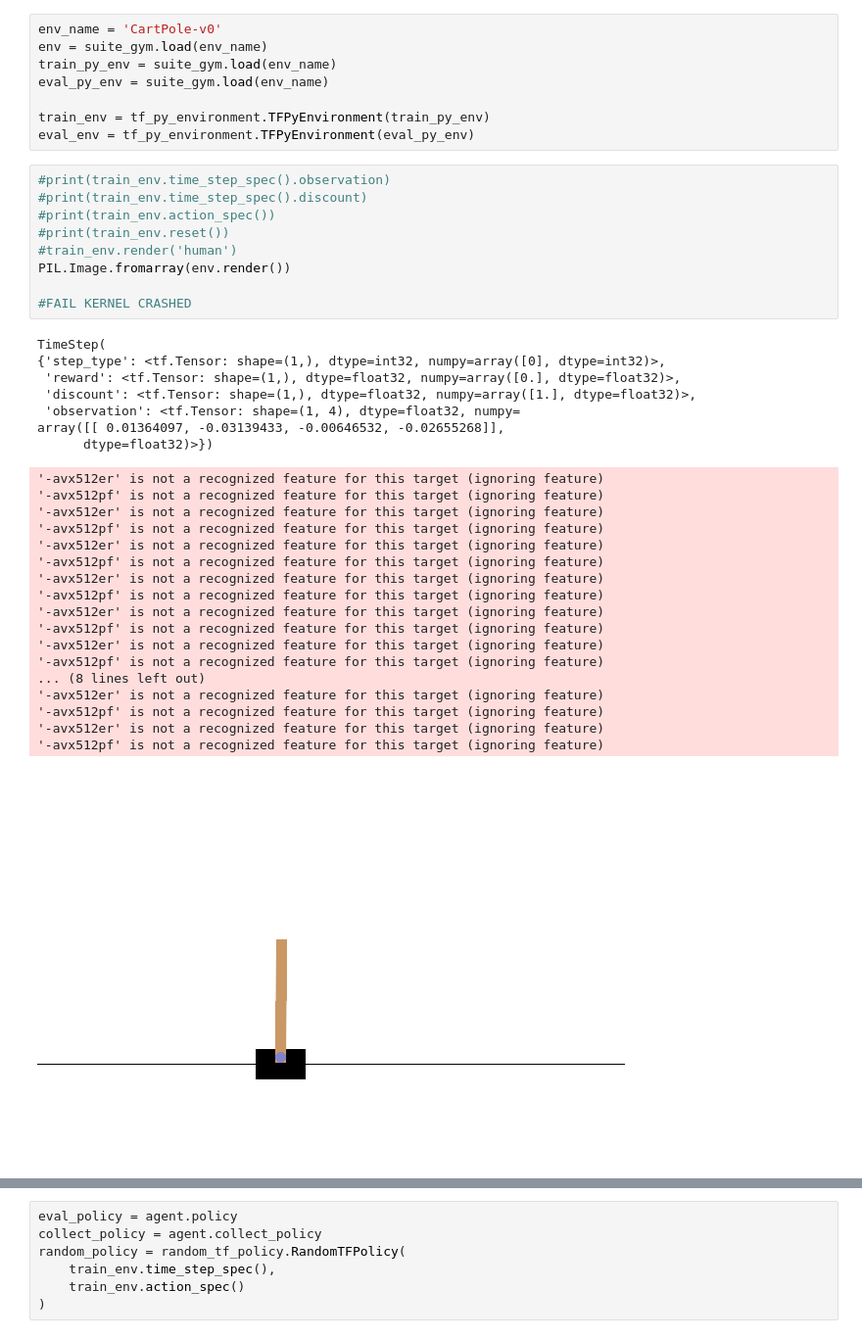
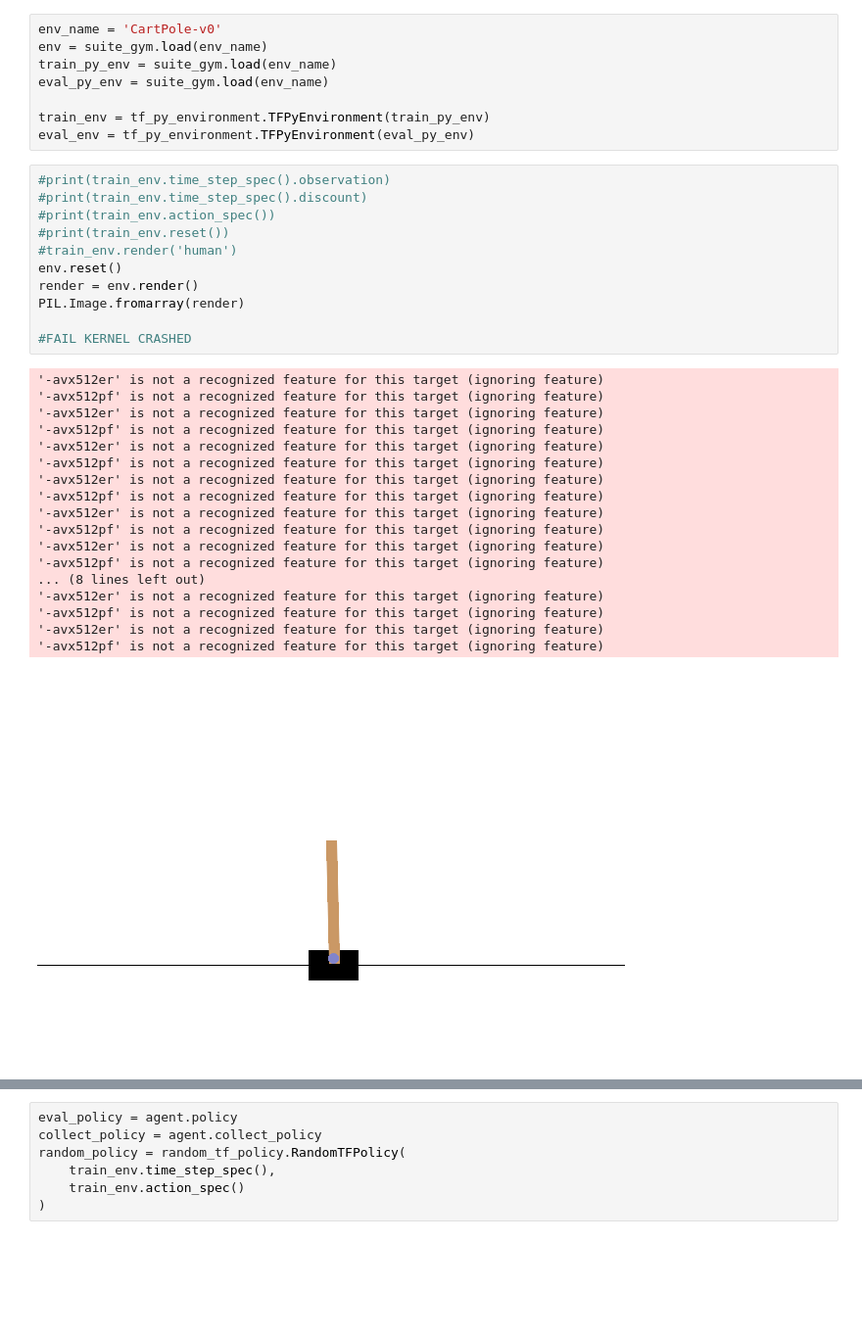
Before and after one commit to cecinuga/ReinforcementLearning, a Jupyter notebook: Agents/CartPole/notebook/cartpole.ipynb, the cells around one changed output, grey strips where cells are left out. Shown: that part at 98% size. Saved outputs shown, nothing was run; the diff lists cells and outputs as text; blank space fills up the shorter version.

```diff
--- a/Agents/CartPole/notebook/cartpole.ipynb
+++ b/Agents/CartPole/notebook/cartpole.ipynb
@@ -70,38 +60,33 @@ eval_env = tf_py_environment.TFPyEnvironment(eval_py_env)
 # %%
 #print(train_env.time_step_spec().observation)
 #print(train_env.time_step_spec().discount)
 #print(train_env.action_spec())
 #print(train_env.reset())
 #train_env.render('human')
-PIL.Image.fromarray(env.render())
+env.reset()
+render = env.render()
+PIL.Image.fromarray(render)
 
 #FAIL KERNEL CRASHED
 # %% [output]
-TimeStep(
-{'step_type': <tf.Tensor: shape=(1,), dtype=int32, numpy=array([0], dtype=int32)>,
- 'reward': <tf.Tensor: shape=(1,), dtype=float32, numpy=array([0.], dtype=float32)>,
- 'discount': <tf.Tensor: shape=(1,), dtype=float32, numpy=array([1.], dtype=float32)>,
- 'observation': <tf.Tensor: shape=(1, 4), dtype=float32, numpy=
-array([[ 0.01364097, -0.03139433, -0.00646532, -0.02655268]],
-      dtype=float32)>})
+'-avx512er' is not a recognized feature for this target (ignoring feature)
+'-avx512pf' is not a recognized feature for this target (ignoring feature)
+'-avx512er' is not a recognized feature for this target (ignoring feature)
+'-avx512pf' is not a recognized feature for this target (ignoring feature)
+'-avx512er' is not a recognized feature for this target (ignoring feature)
+'-avx512pf' is not a recognized feature for this target (ignoring feature)
+'-avx512er' is not a recognized feature for this target (ignoring feature)
+'-avx512pf' is not a recognized feature for this target (ignoring feature)
+'-avx512er' is not a recognized feature for this target (ignoring feature)
+'-avx512pf' is not a recognized feature for this target (ignoring feature)
+'-avx512er' is not a recognized feature for this target (ignoring feature)
+'-avx512pf' is not a recognized feature for this target (ignoring feature)
+... (8 lines left out)
+'-avx512er' is not a recognized feature for this target (ignoring feature)
+'-avx512pf' is not a recognized feature for this target (ignoring feature)
+'-avx512er' is not a recognized feature for this target (ignoring feature)
+'-avx512pf' is not a recognized feature for this target (ignoring feature)
-'-avx512er' is not a recognized feature for this target (ignoring feature)
-'-avx512pf' is not a recognized feature for this target (ignoring feature)
-'-avx512er' is not a recognized feature for this target (ignoring feature)
-'-avx512pf' is not a recognized feature for this target (ignoring feature)
-'-avx512er' is not a recognized feature for this target (ignoring feature)
-'-avx512pf' is not a recognized feature for this target (ignoring feature)
-'-avx512er' is not a recognized feature for this target (ignoring feature)
-'-avx512pf' is not a recognized feature for this target (ignoring feature)
-'-avx512er' is not a recognized feature for this target (ignoring feature)
-'-avx512pf' is not a recognized feature for this target (ignoring feature)
-'-avx512er' is not a recognized feature for this target (ignoring feature)
-'-avx512pf' is not a recognized feature for this target (ignoring feature)
-... (8 lines left out)
-'-avx512er' is not a recognized feature for this target (ignoring feature)
-'-avx512pf' is not a recognized feature for this target (ignoring feature)
-'-avx512er' is not a recognized feature for this target (ignoring feature)
-'-avx512pf' is not a recognized feature for this target (ignoring feature)
-[figure, old version]
+[figure, new version]
 # %%
 fc_layer_params = (100, 50)
 action_tensor_spec = tensor_spec.from_spec(train_env.action_spec())
```
Also changed, not shown: parts of 10 cells of this notebook, 2 other files.
